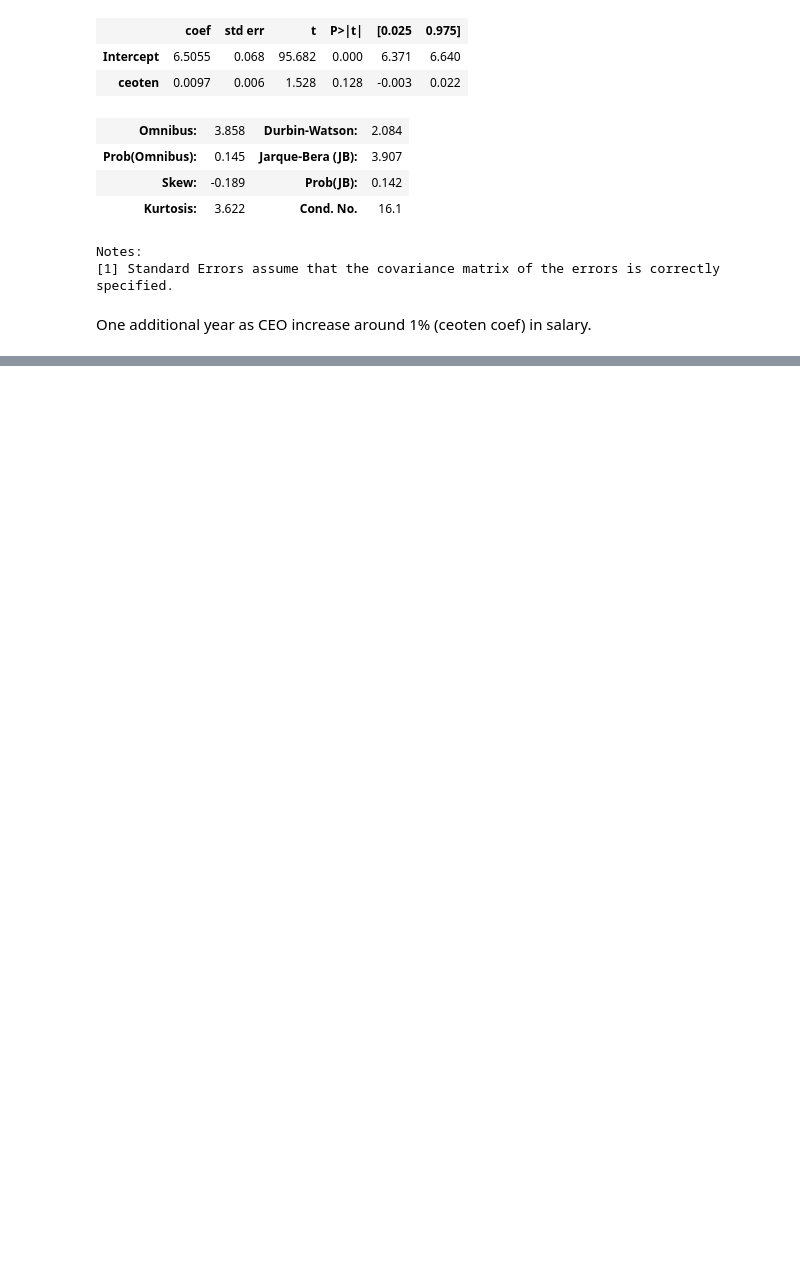
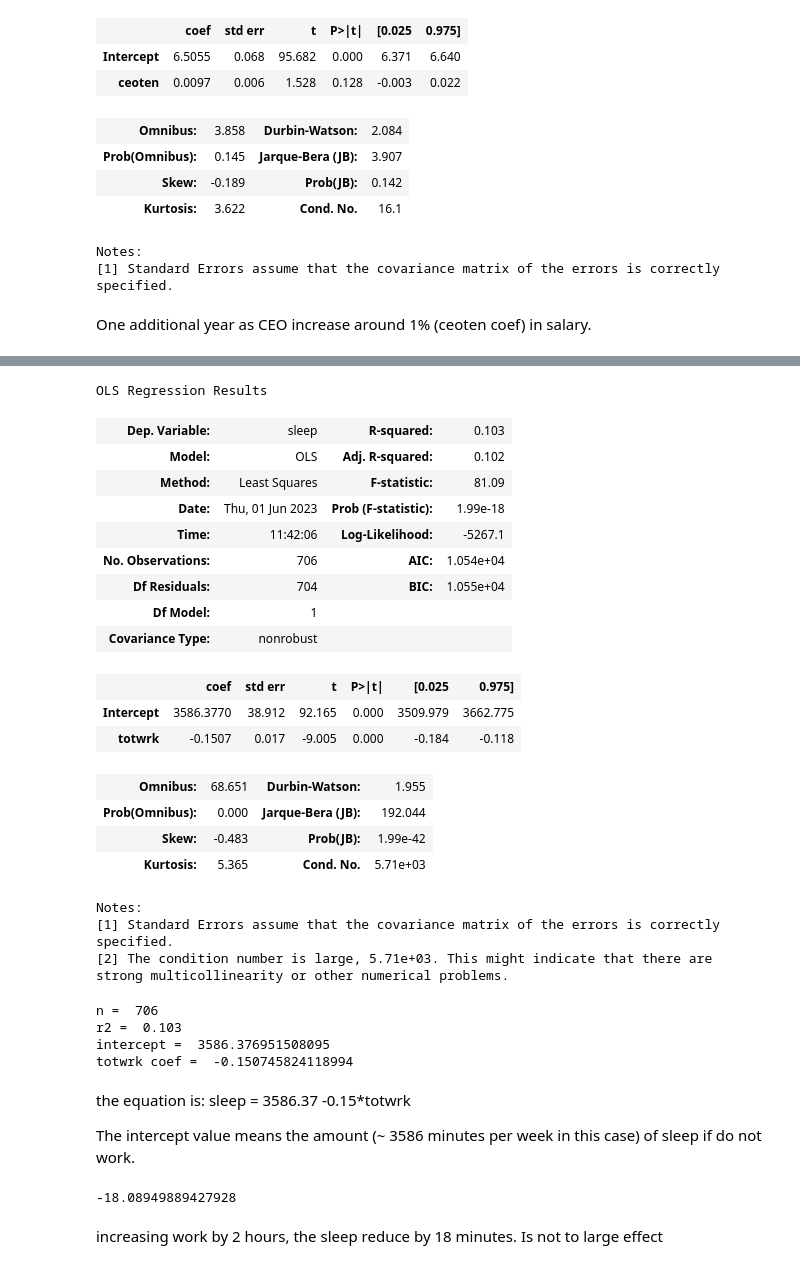
Before and after one commit to fabioismerim/intro_metrics_modern_approach, a Jupyter notebook: chap_02.ipynb, the cells around one changed output, grey strips where cells are left out. Drawn from its saved outputs; the diff is of its cells as text; code cells hidden in the pictures; blank space fills up the shorter version.

```diff
--- a/chap_02.ipynb
+++ b/chap_02.ipynb
@@ -173,0 +207,57 @@ One additional year as CEO increase around 1% (ceoten coef) in salary.
+# %%
+##model
+
+model = smf.ols('sleep ~ totwrk',
+                data = df_sleep).fit()
+model.summary()
+# %% [output]
+OLS Regression Results
+| Dep. Variable: | sleep | R-squared: | 0.103 |
+| Model: | OLS | Adj. R-squared: | 0.102 |
+| Method: | Least Squares | F-statistic: | 81.09 |
+| Date: | Thu, 01 Jun 2023 | Prob (F-statistic): | 1.99e-18 |
+| Time: | 11:42:06 | Log-Likelihood: | -5267.1 |
+| No. Observations: | 706 | AIC: | 1.054e+04 |
+| Df Residuals: | 704 | BIC: | 1.055e+04 |
+| Df Model: | 1 |  |  |
+| Covariance Type: | nonrobust |  |  |
+|  | coef | std err | t | P>|t| | [0.025 | 0.975] |
+| Intercept | 3586.3770 | 38.912 | 92.165 | 0.000 | 3509.979 | 3662.775 |
+| totwrk | -0.1507 | 0.017 | -9.005 | 0.000 | -0.184 | -0.118 |
+| Omnibus: | 68.651 | Durbin-Watson: | 1.955 |
+| Prob(Omnibus): | 0.000 | Jarque-Bera (JB): | 192.044 |
+| Skew: | -0.483 | Prob(JB): | 1.99e-42 |
+| Kurtosis: | 5.365 | Cond. No. | 5.71e+03 |
+Notes:
+[1] Standard Errors assume that the covariance matrix of the errors is correctly specified.
+[2] The condition number is large, 5.71e+03. This might indicate that there are
+strong multicollinearity or other numerical problems.
+# %%
+## c3 i
+n = 706
+r2 = .103
+beta0 = model.params[0]
+beta1 = model.params[1]
+
+print('n = ', n)
+print('r2 = ', r2)
+print('intercept = ', beta0)
+print('totwrk coef = ', beta1)
+# %% [output]
+n =  706
+r2 =  0.103
+intercept =  3586.376951508095
+totwrk coef =  -0.150745824118994
+# %% [markdown]
+the equation is: sleep = 3586.37 -0.15*totwrk
+
+The intercept value means the amount (~ 3586 minutes per week in this case) of sleep if do not work.
+# %%
+## c3 ii
+
+totwrk = 60*2*beta1
+totwrk
+# %% [output]
+-18.08949889427928
+# %% [markdown]
+increasing work by 2 hours, the sleep reduce by 18 minutes. Is not to large effect
```
Also changed, not shown: parts of 5 cells of this notebook.
